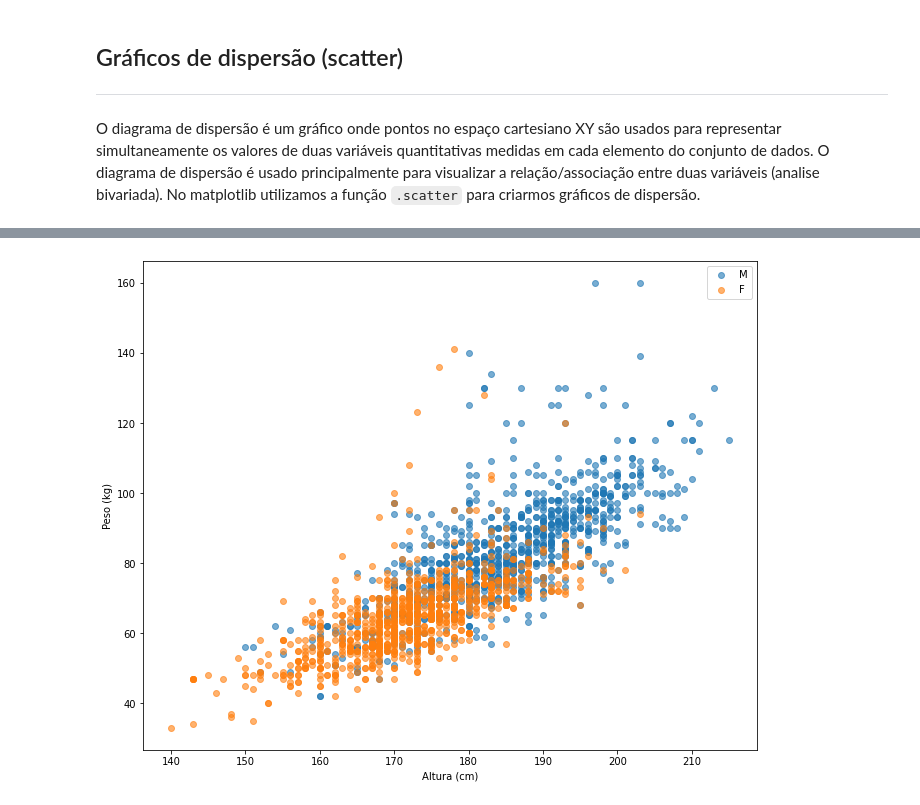
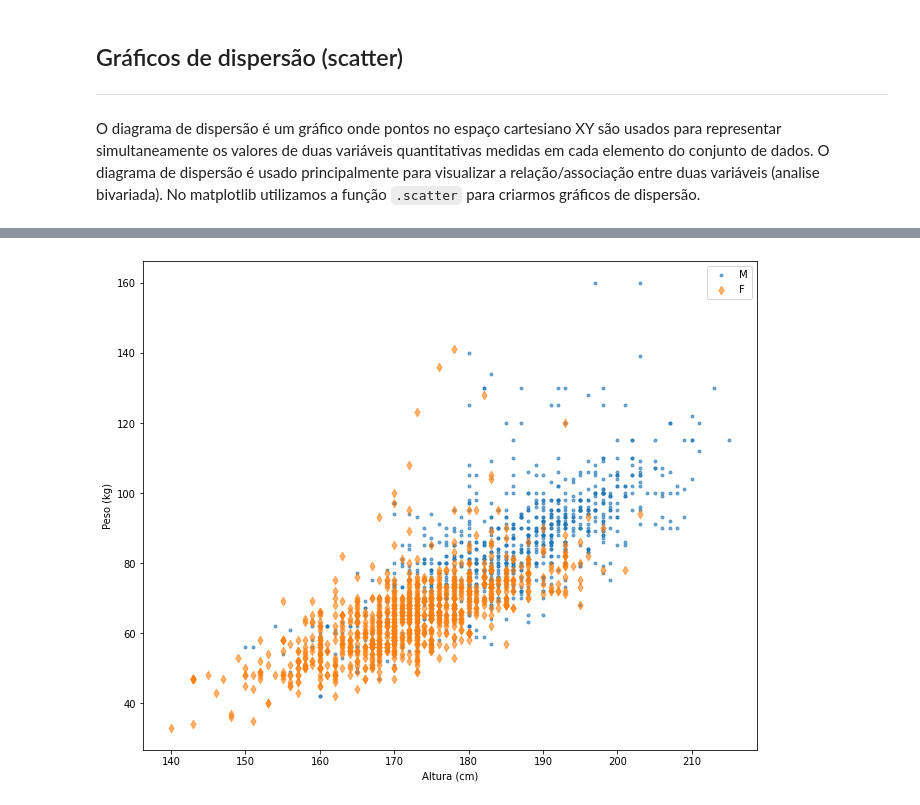
Before and after one commit to nasserboan/marrecos-malvados, a Jupyter notebook: aula004_data_viz_matplotlib.ipynb, the cells around one changed output, grey strips where cells are left out. Saved outputs shown, nothing was run; the diff lists cells and outputs as text; code cells hidden in the pictures.

```diff
--- a/aula004_data_viz_matplotlib.ipynb
+++ b/aula004_data_viz_matplotlib.ipynb
@@ -535,21 +641,22 @@ plt.show()
 # %%
 f, ax = plt.subplots(figsize=(11,9))
 
 for sexo in df.Sex.unique():
 
     data = (
         df[df.Sex == sexo]
         [['Height','Weight']]
     )
 
-    ax.scatter(x='Height',y='Weight',data=data,label=sexo,alpha=0.6)
+
+    ax.scatter(x='Height',y='Weight',data=data,label=sexo,alpha=0.6,marker='.' if sexo == 'M' else 'd')
 
 ax.set_xlabel('Altura (cm)')
 ax.set_ylabel('Peso (kg)')
 plt.legend()
 plt.show()
 # %% [output]
-[figure, old version]
+[figure, new version]
 # %%
 f, ax = plt.subplots(figsize=(11,9))
 
```
Also changed, not shown: parts of 33 cells of this notebook, 7 other files.
